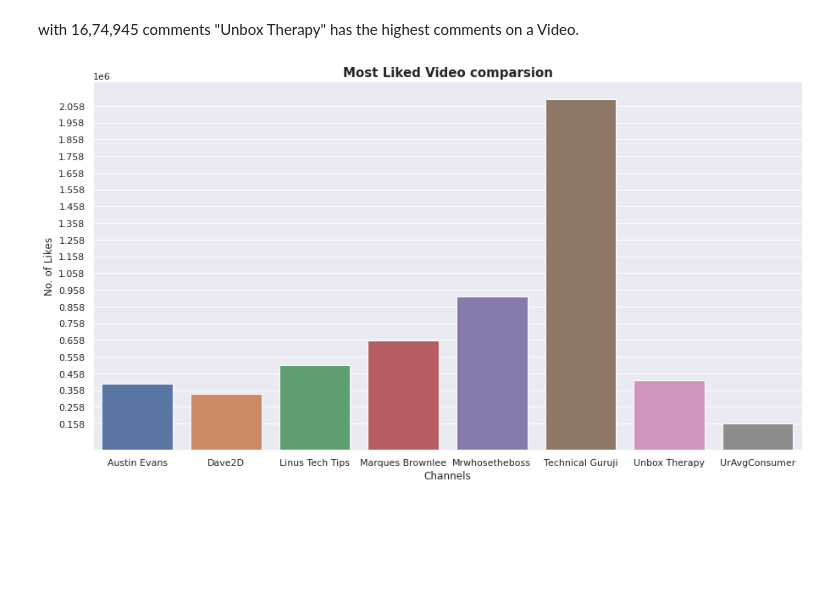
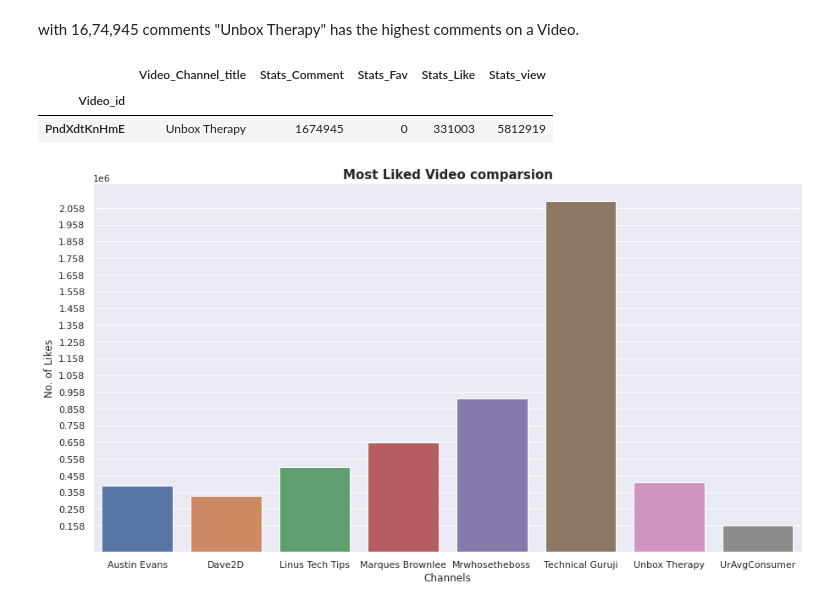
Before and after one commit to PyAshishMhatre/Channel-Analysis-using-Youtube-Data-API, a Jupyter notebook: YoutubeAnalysis_(1).ipynb, the cells around one changed output. Drawn from its saved outputs; the diff is of its cells as text; code cells hidden in the pictures; blank space fills up the shorter version.

```diff
--- a/YoutubeAnalysis_(1).ipynb
+++ b/YoutubeAnalysis_(1).ipynb
@@ -493,6 +493,12 @@ plt.show()
 [figure]
 # %% [markdown]
 with 16,74,945 comments "Unbox Therapy" has the highest comments on a Video.
+# %%
+stats[stats['Stats_Comment'] == 1674945]
+# %% [output]
+|  | Video_Channel_title | Stats_Comment | Stats_Fav | Stats_Like | Stats_view |
+| Video_id |  |  |  |  |  |
+| PndXdtKnHmE | Unbox Therapy | 1674945 | 0 | 331003 | 5812919 |
 # %%
 fig = plt.figure(figsize=(15,8))
 bar = sns.barplot(x=group.index, y='Stats_Like', data=group)
```
Also changed, not shown: parts of 4 cells of this notebook.
